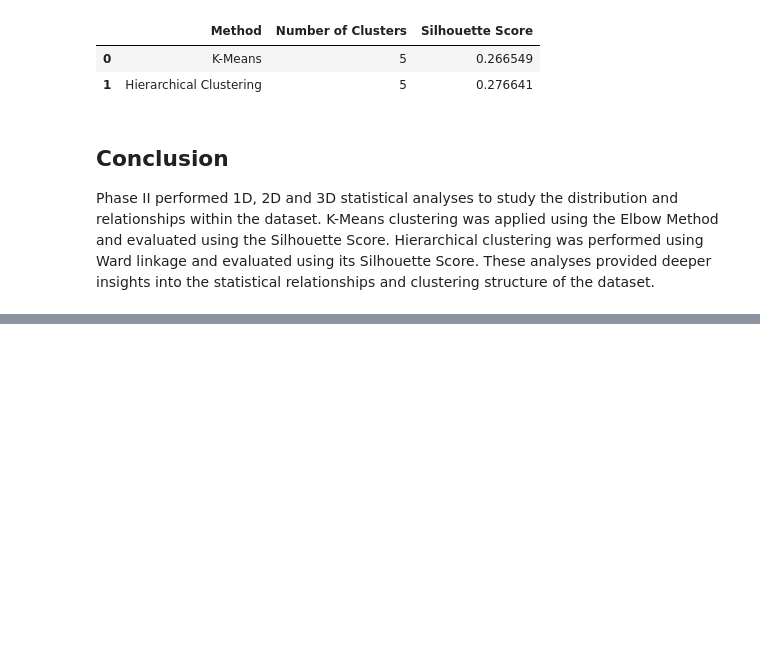
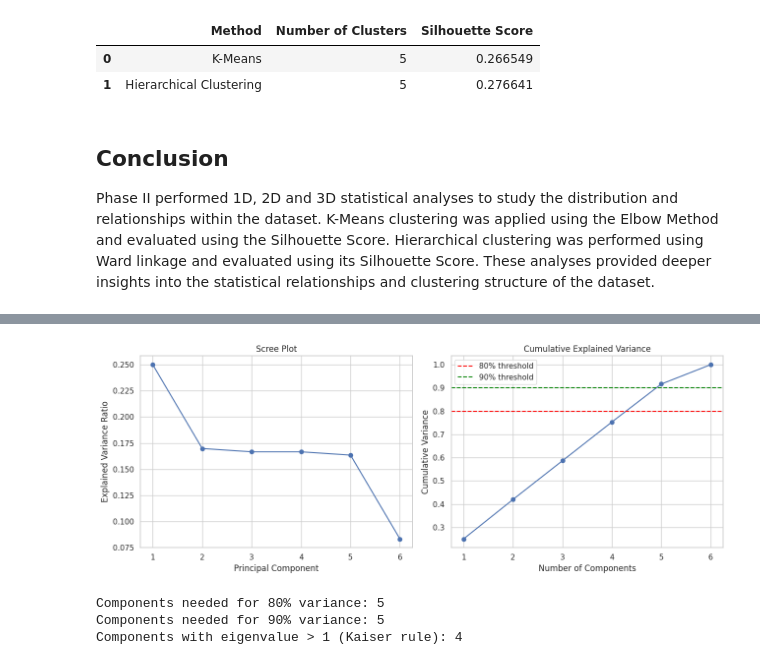
Before and after one commit to Ishita1609/Ishita-Singh, a Jupyter notebook: EDA_Phase1.ipynb, the cells around one changed output, grey strips where cells are left out. Drawn from its saved outputs; the diff is of its cells as text; code cells hidden in the pictures; blank space fills up the shorter version.

```diff
--- a/EDA_Phase1.ipynb
+++ b/EDA_Phase1.ipynb
@@ -686,0 +757,8 @@ These analyses provided deeper insights into the statistical relationships and c
+# %%
+scaler_pca = StandardScaler()
+
+X_scaled = scaler_pca.fit_transform(X)
+
+print("Shape of scaled data:", X_scaled.shape)
+print("Mean (approx. 0):", np.round(X_scaled.mean(axis=0), 3))
+print("Std  (approx. 1):", np.round(X_scaled.std(axis=0), 3))
@@ -686,0 +769,14 @@ These analyses provided deeper insights into the statistical relationships and c
+# %%
+pca = PCA(random_state=42)
+X_pca = pca.fit_transform(X_scaled)
+
+components = [f"PC{i}" for i in range(1, len(features) + 1)]
+
+variance_table = pd.DataFrame({
+    "Component": components,
+    "Eigenvalue": pca.explained_variance_,
+    "Explained Variance Ratio": pca.explained_variance_ratio_,
+    "Cumulative Variance": np.cumsum(pca.explained_variance_ratio_)
+})
+
+variance_table.round(4)
@@ -686,0 +791,33 @@ These analyses provided deeper insights into the statistical relationships and c
+# %%
+fig, ax = plt.subplots(1, 2, figsize=(13, 5))
+
+ax[0].plot(range(1, len(components) + 1), pca.explained_variance_ratio_, marker="o")
+ax[0].set_title("Scree Plot")
+ax[0].set_xlabel("Principal Component")
+ax[0].set_ylabel("Explained Variance Ratio")
+
+cum_var = np.cumsum(pca.explained_variance_ratio_)
+
+ax[1].plot(range(1, len(components) + 1), cum_var, marker="o")
+ax[1].axhline(0.80, color="red", linestyle="--", label="80% threshold")
+ax[1].axhline(0.90, color="green", linestyle="--", label="90% threshold")
+ax[1].set_title("Cumulative Explained Variance")
+ax[1].set_xlabel("Number of Components")
+ax[1].set_ylabel("Cumulative Variance")
+ax[1].legend()
+
+plt.tight_layout()
+plt.show()
+# %% [output]
+[figure, added]
+# %%
+n_80 = int(np.argmax(cum_var >= 0.80) + 1)
+n_90 = int(np.argmax(cum_var >= 0.90) + 1)
+
+print("Components needed for 80% variance:", n_80)
+print("Components needed for 90% variance:", n_90)
+print("Components with eigenvalue > 1 (Kaiser rule):", int((pca.explained_variance_ > 1).sum()))
+# %% [output]
+Components needed for 80% variance: 5
+Components needed for 90% variance: 5
+Components with eigenvalue > 1 (Kaiser rule): 4
```
Also changed, not shown: parts of 20 cells of this notebook.
